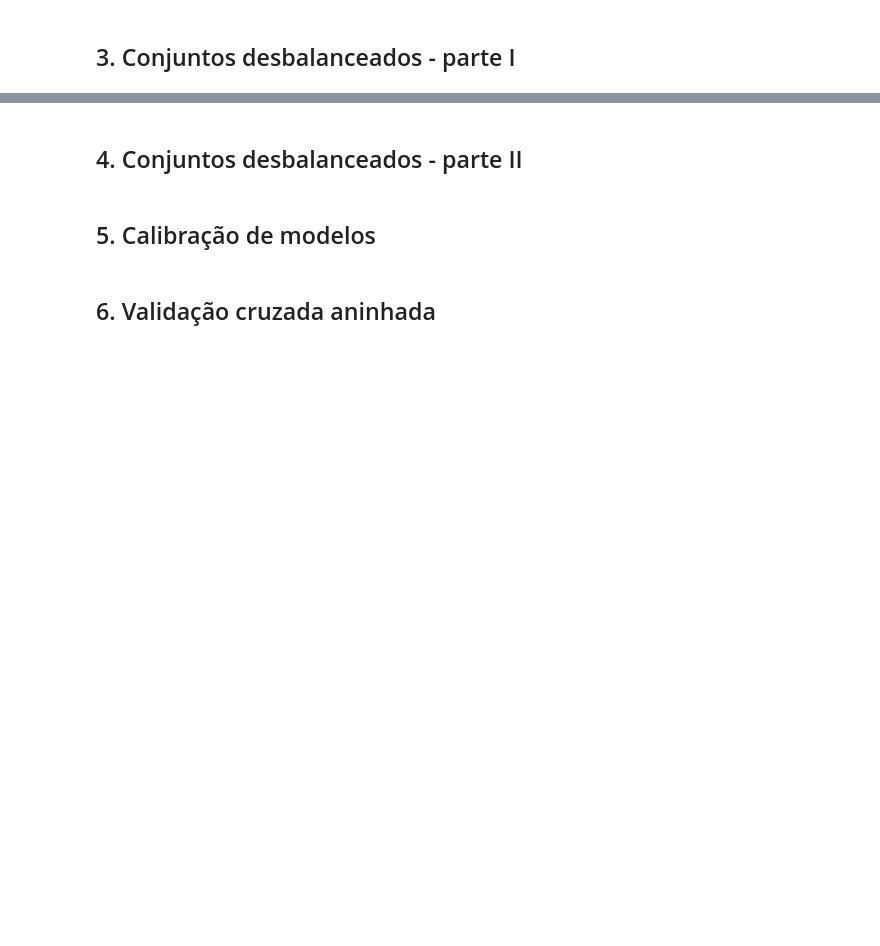
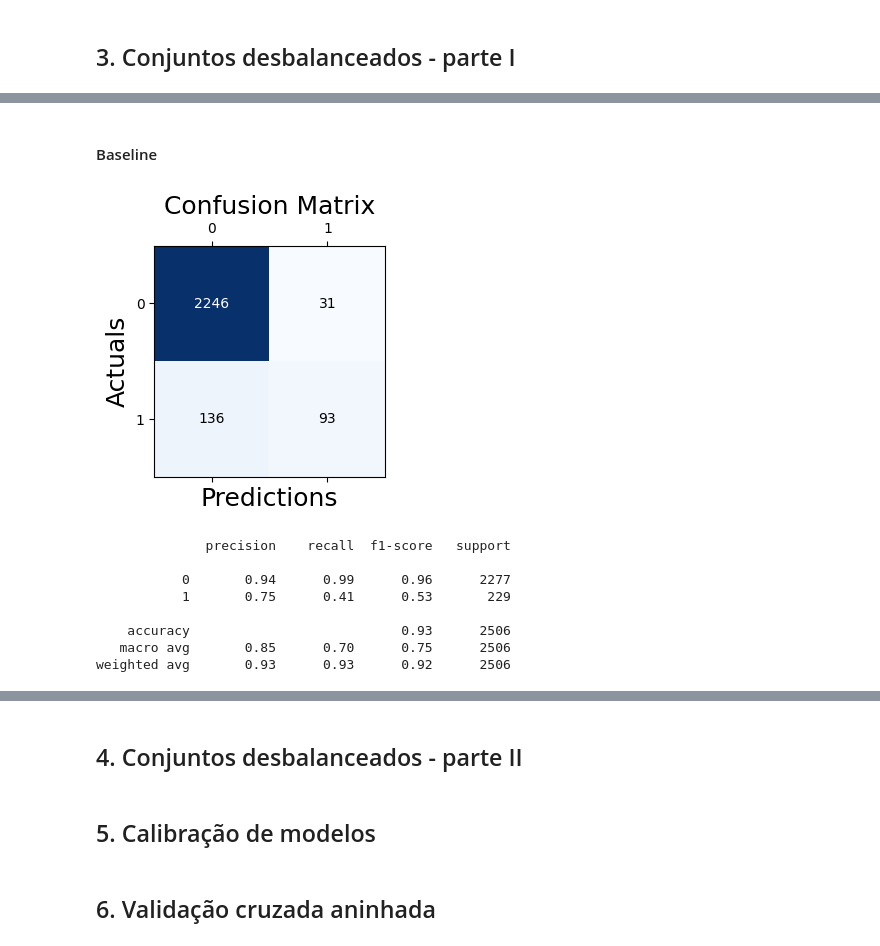
Before and after one commit to matheussmelo/Machine_Learning-PPCIC, a Jupyter notebook: T1/AM_T1_MATHEUS_SANTOS_MELO.ipynb, the cells around one changed output, grey strips where cells are left out. Cells and saved outputs as stored; diff of their text form; code cells hidden in the pictures; blank space fills up the shorter version.

```diff
--- a/T1/AM_T1_MATHEUS_SANTOS_MELO.ipynb
+++ b/T1/AM_T1_MATHEUS_SANTOS_MELO.ipynb
@@ -639,0 +714,37 @@ RMSE: 608.981
+# %%
+def plot_confusion_matrix_class_report(y_test, y_pred):
+    #Confusion metrics of the model built on down-sampled data
+    conf_matrix = confusion_matrix(y_true=y_test, y_pred=y_pred)
+
+    fig, ax = plt.subplots(figsize=(3, 3))
+    ax.matshow(conf_matrix, interpolation='nearest', cmap=plt.cm.Blues)
+    for i in range(conf_matrix.shape[0]):
+        for j in range(conf_matrix.shape[1]):
+            ax.text(x=j, y=i,s=conf_matrix[i, j], va='center', ha='center', color="white" if conf_matrix[i, j] > conf_matrix.max()/2 else "black")
+
+    plt.xlabel('Predictions', fontsize=18)
+    plt.ylabel('Actuals', fontsize=18)
+    plt.title('Confusion Matrix', fontsize=18)
+    plt.show()
+
+    print(classification_report(y_test, y_pred))
+# %% [markdown]
+#### Baseline
+# %%
+model = GradientBoostingClassifier(random_state=seed)
+
+# Treino e predição
+model.fit(X_train, y_train)
+y_pred = model.predict(X_val)
+
+plot_confusion_matrix_class_report(y_val, y_pred)
+# %% [output]
+[figure, added]
+              precision    recall  f1-score   support
+
+           0       0.94      0.99      0.96      2277
+           1       0.75      0.41      0.53       229
+
+    accuracy                           0.93      2506
+   macro avg       0.85      0.70      0.75      2506
+weighted avg       0.93      0.93      0.92      2506
```
Also changed, not shown: parts of 46 cells of this notebook.
